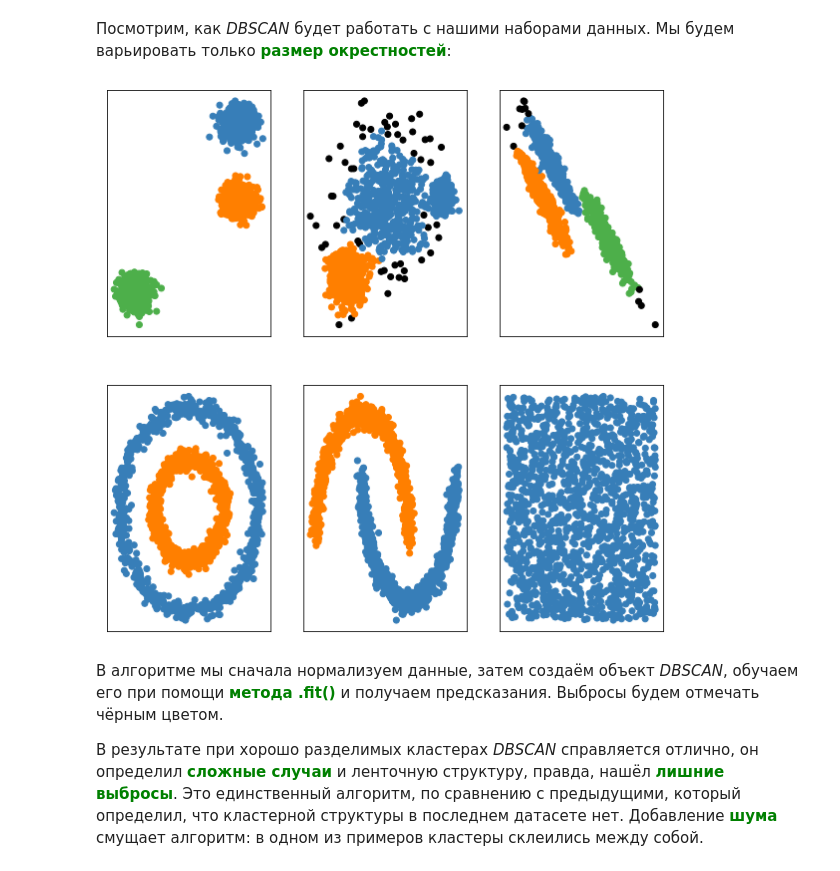
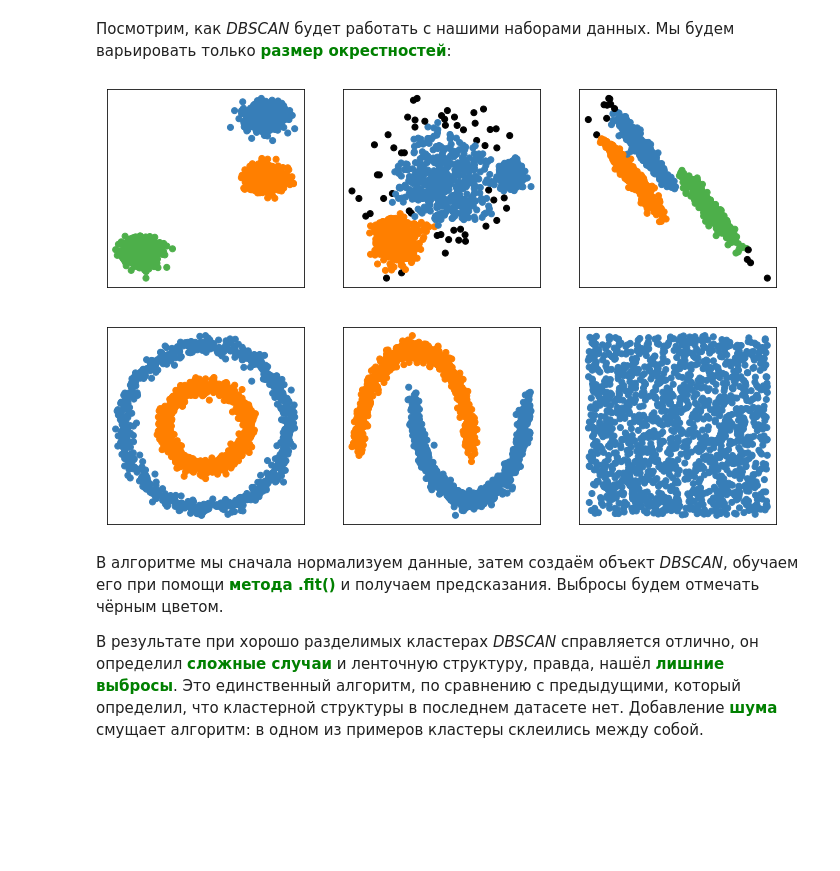
Before and after one commit to Chedered/SkillFactory, a Jupyter notebook: DS/module-5/SKF3 (Кластеризация).ipynb, the cells around one changed output. Saved outputs shown, nothing was run; the diff lists cells and outputs as text; code cells hidden in the pictures; blank space fills up the shorter version.

```diff
--- a/DS/module-5/SKF3 (Кластеризация).ipynb
+++ b/DS/module-5/SKF3 (Кластеризация).ipynb
@@ -575,6 +576,7 @@ em_gm = GaussianMixture(n_components=1,
 # %% [markdown]
 Посмотрим, как EM-алгоритм будет работать с нашим набором данных. Сделаем нормализацию признаков объектов, создадим объект, который будет кластеризовать, вызовем методы <b><span style="color:green">fit()</span></b> и <b><span style="color:green">predict()</span></b> и построим получившиеся кластеры для наших датасетов.
 # %%
+plt.rcParams['figure.figsize'] = 12, 8
 datasets_params_list = [
     (blobs, {'n_clusters': 3}),
     (varied, {'n_clusters': 3}),
@@ -734,6 +736,7 @@ ac = AgglomerativeClustering(n_clusters=2,
 
 Мы используем здесь матрицу смежности по той причине,что агломеративная кластеризация строится в качестве одного из вариантов именно по такой матрице, которая показывает, сколько ближайших соседей находится рядом с объектом.
 # %%
+plt.rcParams['figure.figsize'] = 12, 8
 import warnings
 
 from sklearn.neighbors import kneighbors_graph
@@ -962,32 +965,33 @@ dbscan = DBSCAN(eps=0.5,
 # %% [markdown]
 Посмотрим, как *DBSCAN* будет работать с нашими наборами данных. Мы будем варьировать только <b><span style="color:green">размер окрестностей</span></b>:
 # %%
+plt.rcParams['figure.figsize'] = 12, 8
 datasets_params_list = [
     (blobs, {'eps': 0.3}),
     (varied, {'eps': 0.18}),
     (aniso, {'eps': 0.184}),
     (noisy_circles, {'eps': 0.3}),
     (noisy_moons, {'eps': 0.3}),
     (no_structure, {'eps': 0.3})]
 
 for i, (X, dbscan_params) in enumerate(datasets_params_list, start=1):
     X = StandardScaler().fit_transform(X)
     dbscan = DBSCAN(eps=dbscan_params['eps'])
 
     dbscan.fit(X)
     y_pred = dbscan.labels_.astype(np.int)
 
     plt.subplot(f'23{i}')
     plt.xticks([]); plt.yticks([])
     colors = np.array(list(islice(cycle(['#377eb8', '#ff7f00', '#4daf4a',
                                          '#f781bf', '#a65628', '#984ea3',
                                          '#999999', '#e41a1c', '#dede00']),
                                   int(max(y_pred) + 1))))
     # чёрным цветом отметим выбросы
     colors = np.append(colors, ["#000000"])
     plt.scatter(X[:, 0], X[:, 1], color=colors[y_pred])
 # %% [output]
-[figure, old version]
+[figure, new version]
 # %% [markdown]
 В алгоритме мы сначала нормализуем данные, затем создаём объект *DBSCAN*, обучаем его при помощи <b><span style="color:green">метода .fit()</span></b> и получаем предсказания. Выбросы будем отмечать чёрным цветом.
 
```
Also changed, not shown: parts of 71 cells of this notebook, 2 other files.
